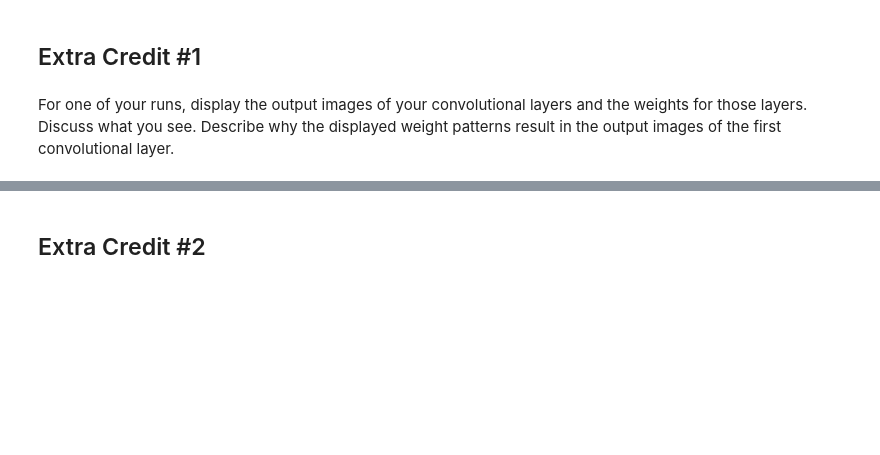
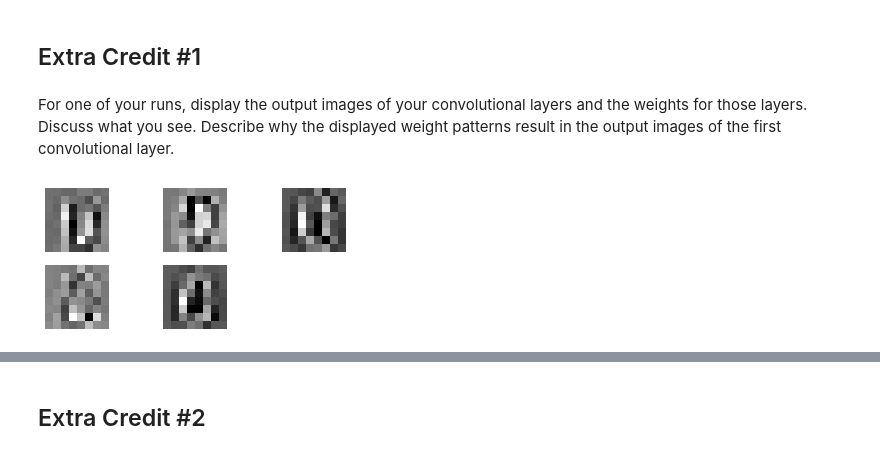
Before and after one commit to bstaab/CS545_MachineLearning, a Jupyter notebook: assignments/A4/Staab-A4.ipynb, the cells around one changed output, grey strips where cells are left out. Saved outputs shown, nothing was run; the diff lists cells and outputs as text; code cells hidden in the pictures; blank space fills up the shorter version.

```diff
--- a/assignments/A4/Staab-A4.ipynb
+++ b/assignments/A4/Staab-A4.ipynb
@@ -708,3 +708,20 @@ This is an aggregatioin of the best results from the previous experiments. The b
 ## Extra Credit #1
 # %% [markdown]
 For one of your runs, display the output images of your convolutional layers and the weights for those  layers.  Discuss what you see.  Describe why the displayed weight patterns result in the output images of the first convolutional layer.
+# %%
+%%capture
+torch.random.manual_seed(42)
+nnet = NeuralNetwork_Convolutional(n_channels_in_image=Xtrain.shape[1],
+                                   image_size=Xtrain.shape[2],
+                                   n_units_in_conv_layers=[5, 5],
+                                   kernels_size_and_stride=[[5, 3], [4, 2]],
+                                   n_units_in_fc_hidden_layers=[10],
+                                   classes=[0, 1, 2],
+                                   use_gpu=False)
+nnet.train(Xtrain, Ttrain, 100, learning_rate=0.01)
+Yclasses, Y = nnet.use(Xtest)
+n_correct = (Yclasses == Ttest).sum()
+# %%
+show_layer_output(nnet, Xtest, 0);
+# %% [output]
+[figure, added]
```
Also changed, not shown: parts of 6 cells of this notebook, 2 other files.
